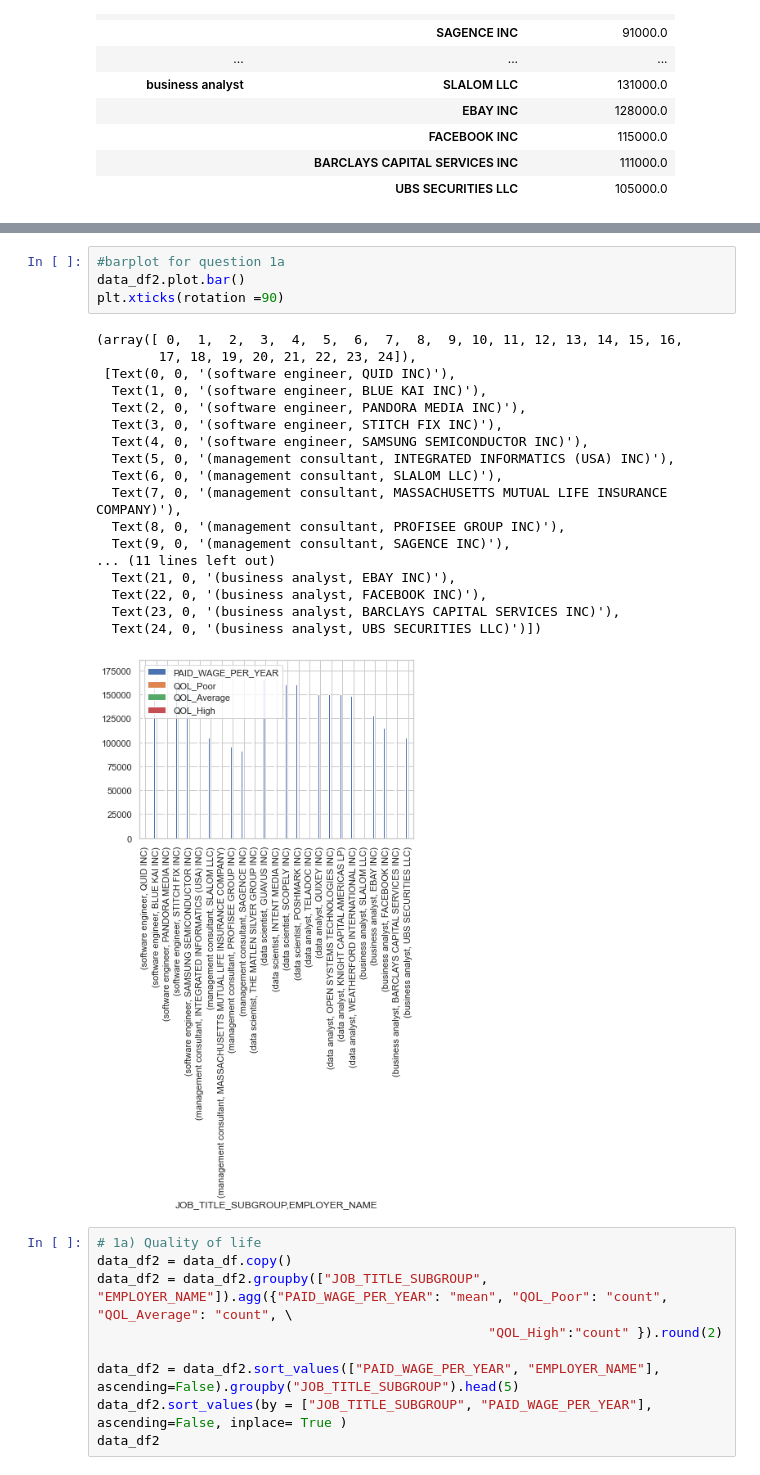
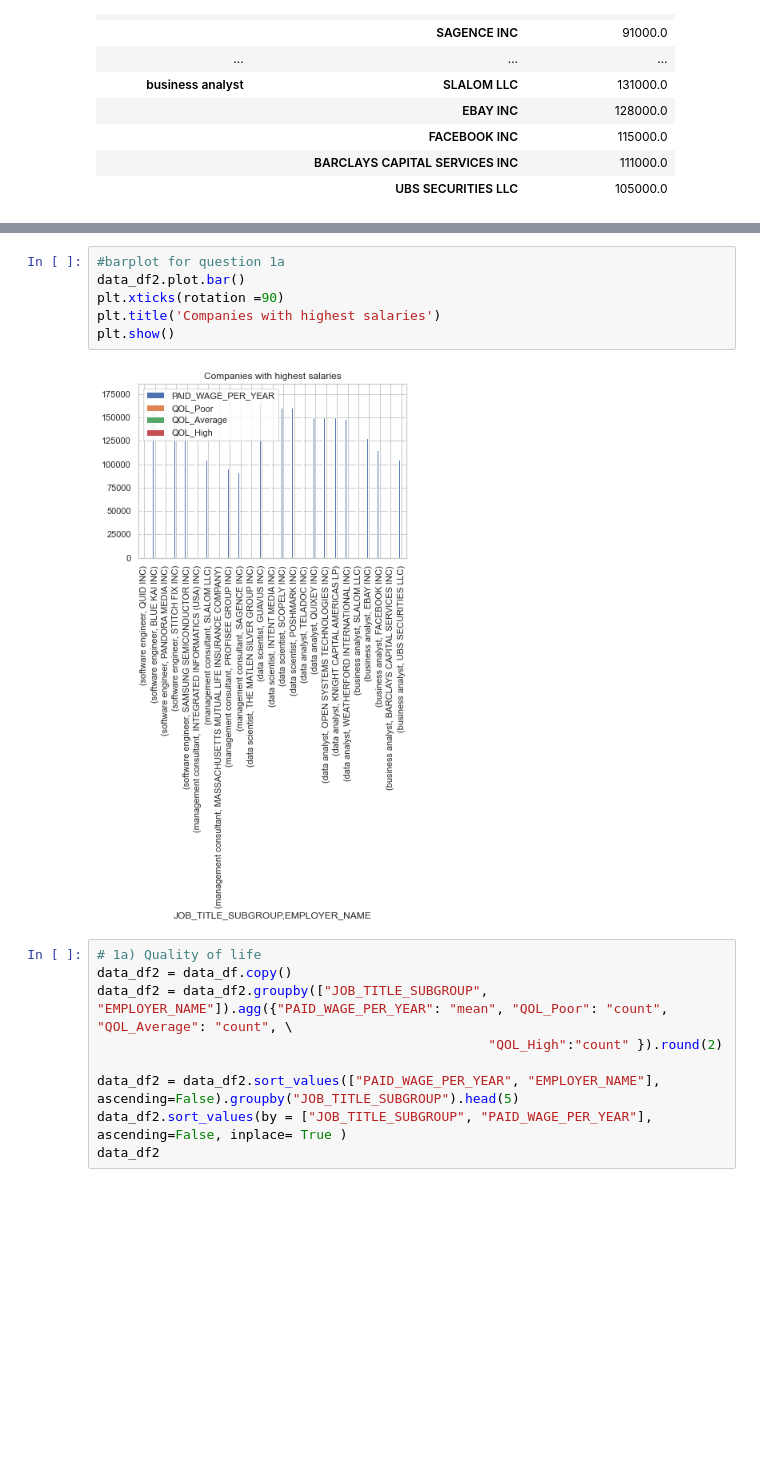
Before and after one commit to Skahlon7/DS311-Group-Project, a Jupyter notebook: Job_Analysis_Nytina_visuals.ipynb, the cells around one changed output, grey strips where cells are left out. Drawn from its saved outputs; the diff is of its cells as text; blank space fills up the shorter version.

```diff
--- a/Job_Analysis_Nytina_visuals.ipynb
+++ b/Job_Analysis_Nytina_visuals.ipynb
@@ -434,26 +435,11 @@ plt.show()
 # %%
 #barplot for question 1a
 data_df2.plot.bar()
 plt.xticks(rotation =90)
+plt.title('Companies with highest salaries')
+plt.show()
 # %% [output]
-(array([ 0,  1,  2,  3,  4,  5,  6,  7,  8,  9, 10, 11, 12, 13, 14, 15, 16,
-        17, 18, 19, 20, 21, 22, 23, 24]),
- [Text(0, 0, '(software engineer, QUID INC)'),
-  Text(1, 0, '(software engineer, BLUE KAI INC)'),
-  Text(2, 0, '(software engineer, PANDORA MEDIA INC)'),
-  Text(3, 0, '(software engineer, STITCH FIX INC)'),
-  Text(4, 0, '(software engineer, SAMSUNG SEMICONDUCTOR INC)'),
-  Text(5, 0, '(management consultant, INTEGRATED INFORMATICS (USA) INC)'),
-  Text(6, 0, '(management consultant, SLALOM LLC)'),
-  Text(7, 0, '(management consultant, MASSACHUSETTS MUTUAL LIFE INSURANCE COMPANY)'),
-  Text(8, 0, '(management consultant, PROFISEE GROUP INC)'),
-  Text(9, 0, '(management consultant, SAGENCE INC)'),
-... (11 lines left out)
-  Text(21, 0, '(business analyst, EBAY INC)'),
-  Text(22, 0, '(business analyst, FACEBOOK INC)'),
-  Text(23, 0, '(business analyst, BARCLAYS CAPITAL SERVICES INC)'),
-  Text(24, 0, '(business analyst, UBS SECURITIES LLC)')])
-[figure, old version]
+[figure, new version]
 # %%
 # 1a) Quality of life
 data_df2 = data_df.copy()
```
Also changed, not shown: parts of 2 cells of this notebook.
